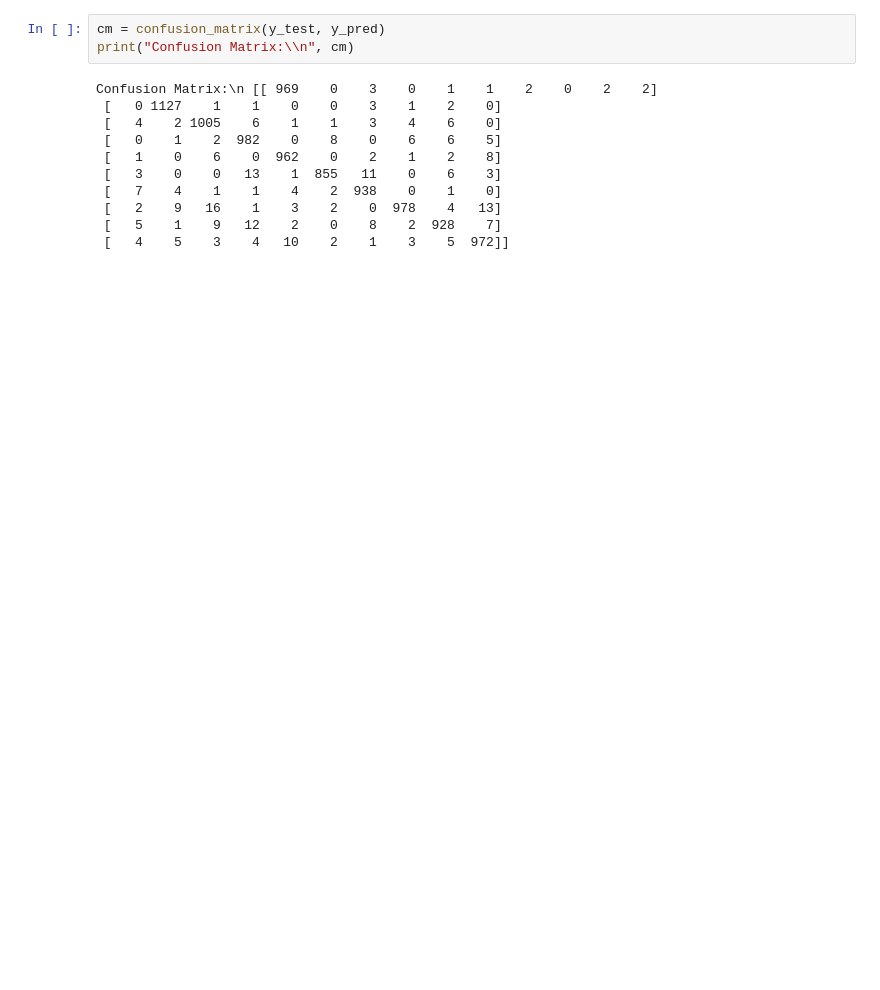
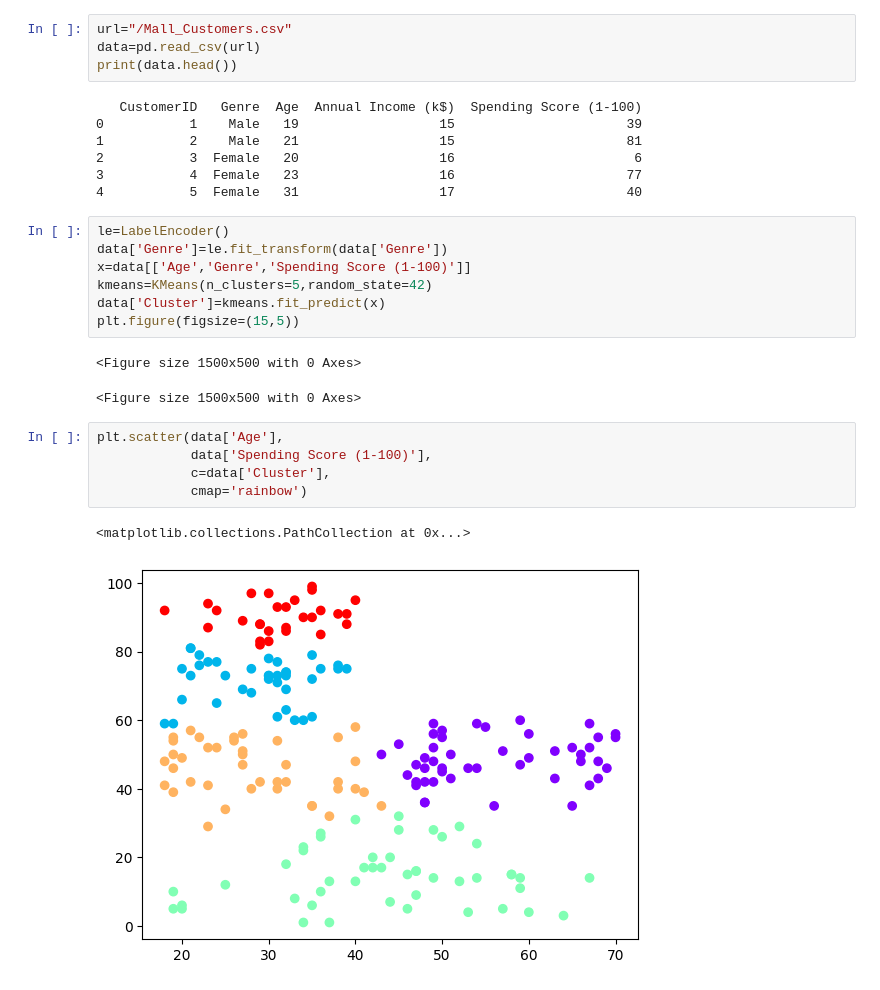
Before and after one commit to Manikanta1910/customer-segmentation-using-kmeans-clustering, a Jupyter notebook: kmeans_customer_segmentation.ipynb, the cells around one changed output. Cells and saved outputs as stored; diff of their text form; blank space fills up the shorter version.

```diff
--- a/kmeans_customer_segmentation.ipynb
+++ b/kmeans_customer_segmentation.ipynb
@@ -67,14 +6,29 @@ for i in range(6):
-# %%
-cm = confusion_matrix(y_test, y_pred)
-print("Confusion Matrix:\\n", cm)
-# %% [output]
-Confusion Matrix:\n [[ 969    0    3    0    1    1    2    0    2    2]
- [   0 1127    1    1    0    0    3    1    2    0]
- [   4    2 1005    6    1    1    3    4    6    0]
- [   0    1    2  982    0    8    0    6    6    5]
- [   1    0    6    0  962    0    2    1    2    8]
- [   3    0    0   13    1  855   11    0    6    3]
- [   7    4    1    1    4    2  938    0    1    0]
- [   2    9   16    1    3    2    0  978    4   13]
- [   5    1    9   12    2    0    8    2  928    7]
- [   4    5    3    4   10    2    1    3    5  972]]
+# %%
+url="/Mall_Customers.csv"
+data=pd.read_csv(url)
+print(data.head())
+# %% [output]
+   CustomerID   Genre  Age  Annual Income (k$)  Spending Score (1-100)
+0           1    Male   19                  15                      39
+1           2    Male   21                  15                      81
+2           3  Female   20                  16                       6
+3           4  Female   23                  16                      77
+4           5  Female   31                  17                      40
+# %%
+le=LabelEncoder()
+data['Genre']=le.fit_transform(data['Genre'])
+x=data[['Age','Genre','Spending Score (1-100)']]
+kmeans=KMeans(n_clusters=5,random_state=42)
+data['Cluster']=kmeans.fit_predict(x)
+plt.figure(figsize=(15,5))
+# %% [output]
+<Figure size 1500x500 with 0 Axes>
+<Figure size 1500x500 with 0 Axes>
+# %%
+plt.scatter(data['Age'],
+            data['Spending Score (1-100)'],
+            c=data['Cluster'],
+            cmap='rainbow')
+# %% [output]
+<matplotlib.collections.PathCollection at 0x...>
+[figure, added]
```
Also changed, not shown: parts of 10 cells of this notebook.
